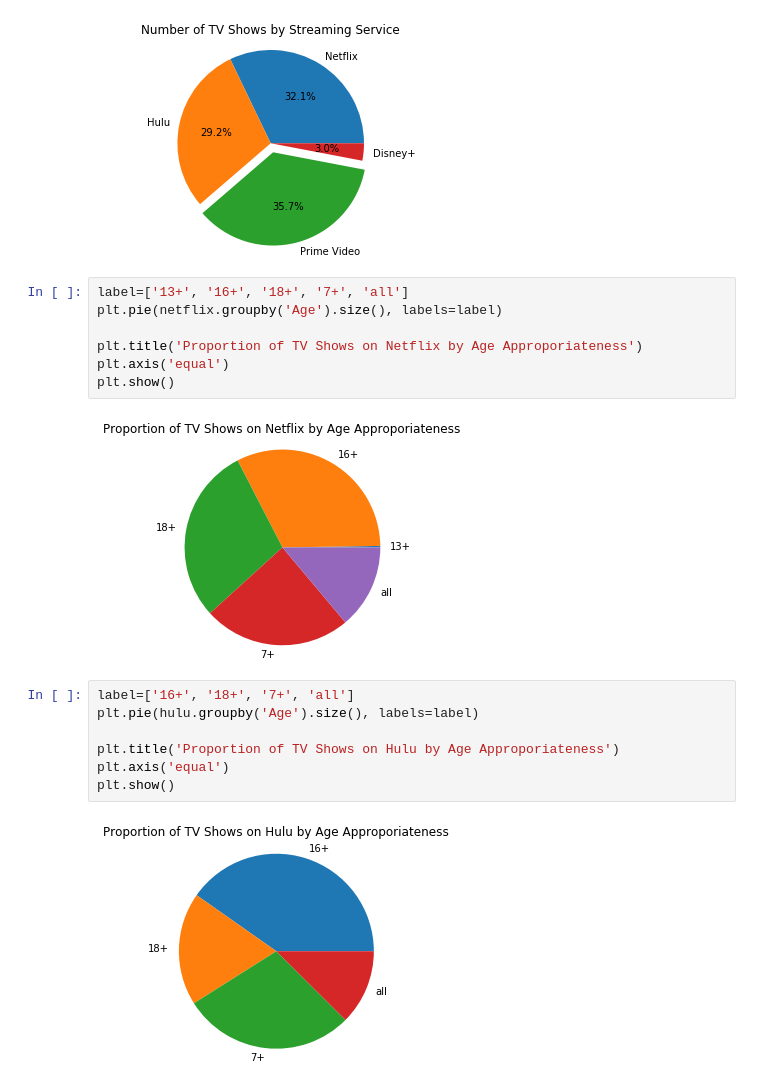
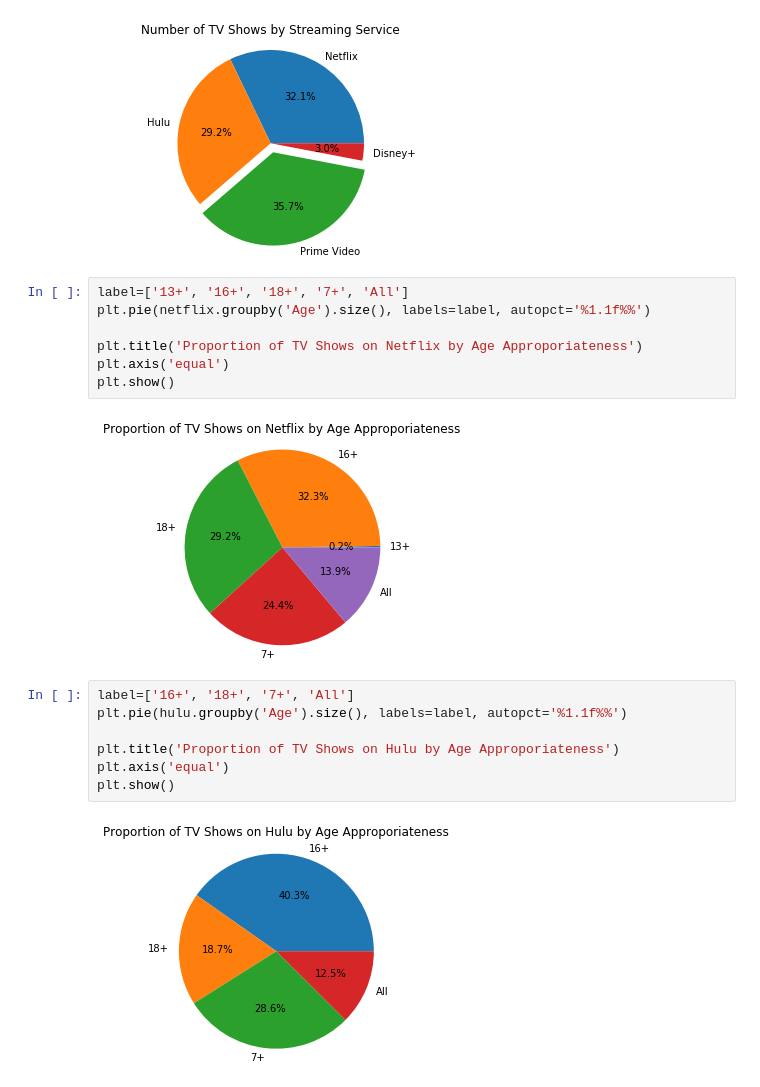
Before and after one commit to ryanmadlener/streaming-platform-analysis, a Jupyter notebook: show_analysis.ipynb, the cells around one changed output. Saved outputs shown, nothing was run; the diff lists cells and outputs as text.

Commit message:
Adding Percentages to Pie Charts

```diff
--- a/show_analysis.ipynb
+++ b/show_analysis.ipynb
@@ -34,21 +34,21 @@ plt.show()
 # %% [output]
 [figure]
 # %%
-label=['13+', '16+', '18+', '7+', 'all']
-plt.pie(netflix.groupby('Age').size(), labels=label)
+label=['13+', '16+', '18+', '7+', 'All']
+plt.pie(netflix.groupby('Age').size(), labels=label, autopct='%1.1f%%')
 
 plt.title('Proportion of TV Shows on Netflix by Age Approporiateness')
 plt.axis('equal')
 plt.show()
 # %% [output]
-[figure, old version]
+[figure, new version]
 # %%
-label=['16+', '18+', '7+', 'all']
-plt.pie(hulu.groupby('Age').size(), labels=label)
+label=['16+', '18+', '7+', 'All']
+plt.pie(hulu.groupby('Age').size(), labels=label, autopct='%1.1f%%')
 
 plt.title('Proportion of TV Shows on Hulu by Age Approporiateness')
 plt.axis('equal')
 plt.show()
 # %% [output]
-[figure, old version]
+[figure, new version]
 # %%
```
Also changed, not shown: parts of 2 cells of this notebook.
